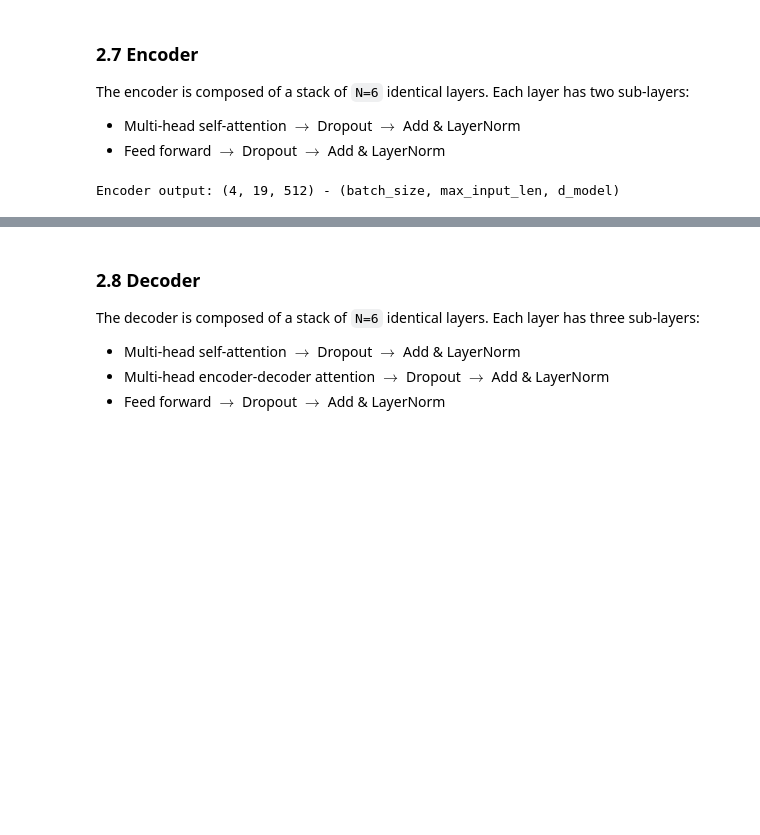
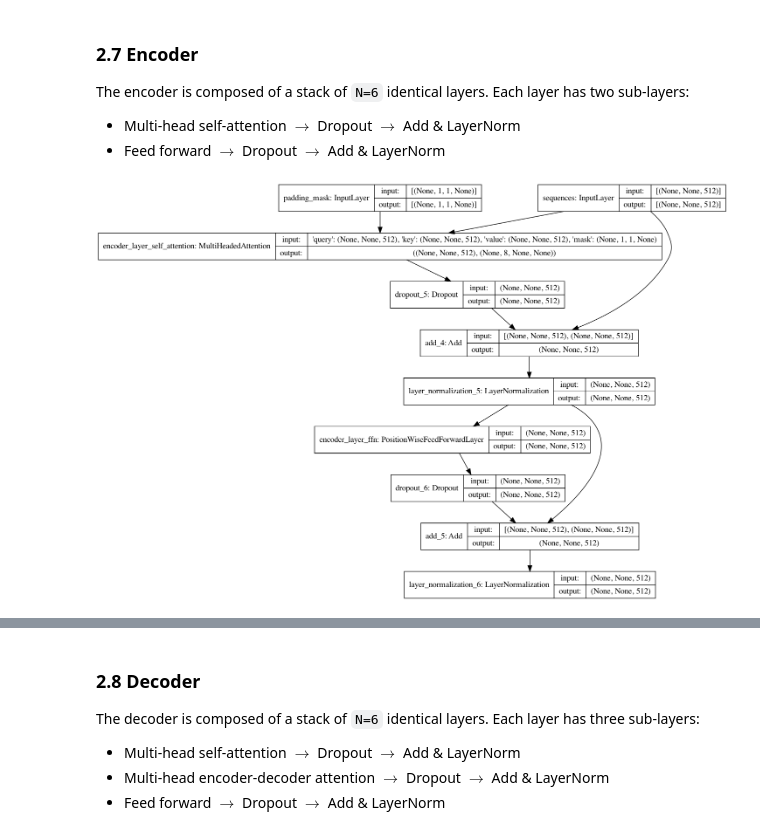
Before and after one commit to yli169/synapse, a Jupyter notebook: notebooks/transformer.ipynb, the cells around one changed output, grey strips where cells are left out. Saved outputs shown, nothing was run; the diff lists cells and outputs as text; code cells hidden in the pictures; blank space fills up the shorter version.

Commit message:
Add plots

```diff
--- a/notebooks/transformer.ipynb
+++ b/notebooks/transformer.ipynb
@@ -417,24 +420,3 @@ $$MultiHead(Q,K,V)=Concat(head_1, head_2, ... head_h)W^o$$
 $$head_i=Attention(QW_i^Q, KW_i^K, VW_i^W)$$
 
 In the paper `num_heads=8`, baseline `d_k=64`, `d_v=64`
-# %%
-def split_heads(input_tensor: tf.Tensor, num_heads: int) -> tf.Tensor:
-    """Split the original tensor into multi-headed.
-
-    Args:
-        input: The original tensor of shape (batch_size, seq_len, d_model).
-        num_heads: Number of heads to split into.
-    Returns:
-        splitted_input: The splitted tensor of shape (batch_size, num_heads, seq_len, depth).
-    """
-    batch_size, seq_len, d = input_tensor.get_shape()
-    # d needs to be divisible by num_heads
-    assert d % num_heads == 0
-    depth = d // num_heads
-    # shape of (batch_size, seq_len, num_heads, depth)
-    splitted_input = tf.reshape(input_tensor,
-                                (batch_size, seq_len, num_heads, depth))
-    # shape of (batch_size, num_heads, seq_len, depth)
-    splitted_input = tf.transpose(splitted_input, perm=[0, 2, 1, 3])
-
-    return splitted_input
@@ -542,9 +561,11 @@ class MultiHeadedAttention(tf.keras.layers.Layer):
 # Example
 D_K, D_V = 64, 64
 NUM_HEADS = 8
-mha_layer = MultiHeadedAttention(D_K, D_V, D_MODEL, NUM_HEADS)
-mha, attention_weights = mha_layer(
-    input_embeddings, input_embeddings, input_embeddings)
+mha_layer = MultiHeadedAttention(NUM_HEADS, D_MODEL, D_K, D_V)
+mha, attention_weights = mha_layer({"query":input_embeddings,
+                                    "key": input_embeddings,
+                                    "value": input_embeddings,
+                                    "mask": input_padding_mask})
 print(f"Attention: {mha.shape} - (batch_size, max_input_len, d_model)")
 print(f"Attention weights: {attention_weights.shape}"
       " - (batch_size, num_heads, max_input_len, max_input_len)")
@@ -566,9 +587,10 @@ class PositionWiseFeedForwardLayer(tf.keras.layers.Layer):
     Args:
         d_ff: Dimensionality of the feed-forward layer.
         d_model: Dimensionality of the layers and pooler layer.
+        name: Name of the layer.
     """
-    def __init__(self, d_ff, d_model):
-        super(PositionWiseFeedForwardLayer, self).__init__()
+    def __init__(self, d_ff: int, d_model: int, name: str="feed_forward"):
+        super(PositionWiseFeedForwardLayer, self).__init__(name=name)
         dense1 = tf.keras.layers.Dense(d_ff, activation="relu")
         dense2 = tf.keras.layers.Dense(d_model)
         self.ffn = tf.keras.Sequential([dense1, dense2])
@@ -750,15 +648,0 @@ class Encoder(tf.keras.layers.Layer):
-# %%
-# Example
-NUM_ENCODER_LAYERS = 6
-encoder = Encoder(num_layers=NUM_ENCODER_LAYERS,
-                  num_heads=NUM_HEADS,
-                  input_vocab_size=vocab_size+1, # +1 for padding
-                  d_model=D_MODEL,
-                  d_ff=D_FF,
-                  d_k=D_K,
-                  d_v=D_V,
-                  dropout_rate=DROPOUT_RATE)
-encoder_output = encoder(input_tensor, input_padding_mask, True)
-print(f"Encoder output: {encoder_output.shape} - (batch_size, max_input_len, d_model)")
-# %% [output]
-Encoder output: (4, 19, 512) - (batch_size, max_input_len, d_model)
@@ -764,0 +714,7 @@ Encoder output: (4, 19, 512) - (batch_size, max_input_len, d_model)
+# %%
+# Example
+encoder_layer = EncoderLayer(
+    NUM_HEADS, D_MODEL, D_FF, D_K, D_V, DROPOUT_RATE)
+tf.keras.utils.plot_model(encoder_layer, show_shapes=True)
+# %% [output]
+[figure, added]
```
Also changed, not shown: parts of 19 cells of this notebook.
